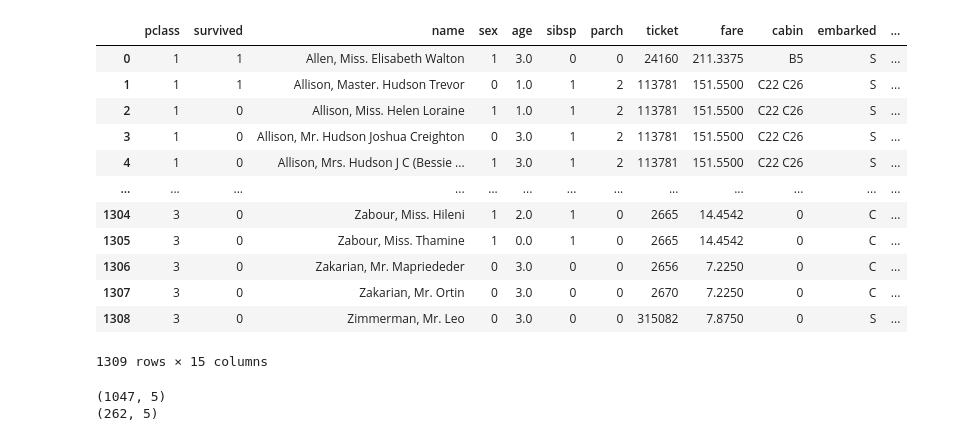
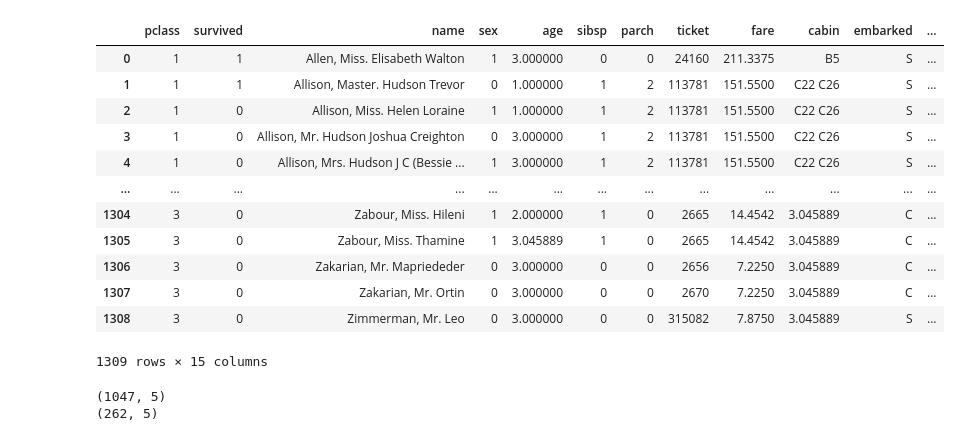
Before and after one commit to HyeonuJeong/Mycakd5, a Jupyter notebook: m2_분석라이브러리활용/visualization/titanic.ipynb, the cells around one changed output. Saved outputs shown, nothing was run; the diff lists cells and outputs as text; code cells hidden in the pictures.

```diff
--- a/m2_분석라이브러리활용/visualization/titanic.ipynb
+++ b/m2_분석라이브러리활용/visualization/titanic.ipynb
@@ -1,46 +49,45 @@
 # %%
 import pandas as pd
-df = pd.read_csv('titanic3.csv')
-df['family']=df.sibsp+df.parch
-# dfo=df[['survived','pclass','sex','age','family']]
-# df=df[['pclass','sex','age','family']]
+# df = pd.read_csv('titanic3.csv')
+# df['family']=df.sibsp+df.parch
+
 def sex(x):
     if x == 'female':
         return 1
     else:
         return 0
 df.sex=df.sex.apply(sex)
 
 def age(x):
     if x<10:
         return 1
     elif x<20:
         return 2
     elif x<40:
         return 3
     elif x<50:
         return 4
     elif x>=50:
         return 5
 
 
 df.age=df.age.apply(age)
-df=df.fillna(0)
+df=df.fillna(df.age.mean())
 
 df
 # %% [output]
 |  | pclass | survived | name | sex | age | sibsp | parch | ticket | fare | cabin | embarked | ... |
-| 0 | 1 | 1 | Allen, Miss. Elisabeth Walton | 1 | 3.0 | 0 | 0 | 24160 | 211.3375 | B5 | S | ... |
-| 1 | 1 | 1 | Allison, Master. Hudson Trevor | 0 | 1.0 | 1 | 2 | 113781 | 151.5500 | C22 C26 | S | ... |
-| 2 | 1 | 0 | Allison, Miss. Helen Loraine | 1 | 1.0 | 1 | 2 | 113781 | 151.5500 | C22 C26 | S | ... |
-| 3 | 1 | 0 | Allison, Mr. Hudson Joshua Creighton | 0 | 3.0 | 1 | 2 | 113781 | 151.5500 | C22 C26 | S | ... |
-| 4 | 1 | 0 | Allison, Mrs. Hudson J C (Bessie ... | 1 | 3.0 | 1 | 2 | 113781 | 151.5500 | C22 C26 | S | ... |
+| 0 | 1 | 1 | Allen, Miss. Elisabeth Walton | 1 | 3.000000 | 0 | 0 | 24160 | 211.3375 | B5 | S | ... |
+| 1 | 1 | 1 | Allison, Master. Hudson Trevor | 0 | 1.000000 | 1 | 2 | 113781 | 151.5500 | C22 C26 | S | ... |
+| 2 | 1 | 0 | Allison, Miss. Helen Loraine | 1 | 1.000000 | 1 | 2 | 113781 | 151.5500 | C22 C26 | S | ... |
+| 3 | 1 | 0 | Allison, Mr. Hudson Joshua Creighton | 0 | 3.000000 | 1 | 2 | 113781 | 151.5500 | C22 C26 | S | ... |
+| 4 | 1 | 0 | Allison, Mrs. Hudson J C (Bessie ... | 1 | 3.000000 | 1 | 2 | 113781 | 151.5500 | C22 C26 | S | ... |
 | ... | ... | ... | ... | ... | ... | ... | ... | ... | ... | ... | ... | ... |
-| 1304 | 3 | 0 | Zabour, Miss. Hileni | 1 | 2.0 | 1 | 0 | 2665 | 14.4542 | 0 | C | ... |
-| 1305 | 3 | 0 | Zabour, Miss. Thamine | 1 | 0.0 | 1 | 0 | 2665 | 14.4542 | 0 | C | ... |
-| 1306 | 3 | 0 | Zakarian, Mr. Mapriededer | 0 | 3.0 | 0 | 0 | 2656 | 7.2250 | 0 | C | ... |
-| 1307 | 3 | 0 | Zakarian, Mr. Ortin | 0 | 3.0 | 0 | 0 | 2670 | 7.2250 | 0 | C | ... |
-| 1308 | 3 | 0 | Zimmerman, Mr. Leo | 0 | 3.0 | 0 | 0 | 315082 | 7.8750 | 0 | S | ... |
+| 1304 | 3 | 0 | Zabour, Miss. Hileni | 1 | 2.000000 | 1 | 0 | 2665 | 14.4542 | 3.045889 | C | ... |
+| 1305 | 3 | 0 | Zabour, Miss. Thamine | 1 | 3.045889 | 1 | 0 | 2665 | 14.4542 | 3.045889 | C | ... |
+| 1306 | 3 | 0 | Zakarian, Mr. Mapriededer | 0 | 3.000000 | 0 | 0 | 2656 | 7.2250 | 3.045889 | C | ... |
+| 1307 | 3 | 0 | Zakarian, Mr. Ortin | 0 | 3.000000 | 0 | 0 | 2670 | 7.2250 | 3.045889 | C | ... |
+| 1308 | 3 | 0 | Zimmerman, Mr. Leo | 0 | 3.000000 | 0 | 0 | 315082 | 7.8750 | 3.045889 | S | ... |
 1309 rows × 15 columns
 # %%
 from sklearn.model_selection import train_test_split
```
Also changed, not shown: parts of 3 cells of this notebook, 15 other files.
